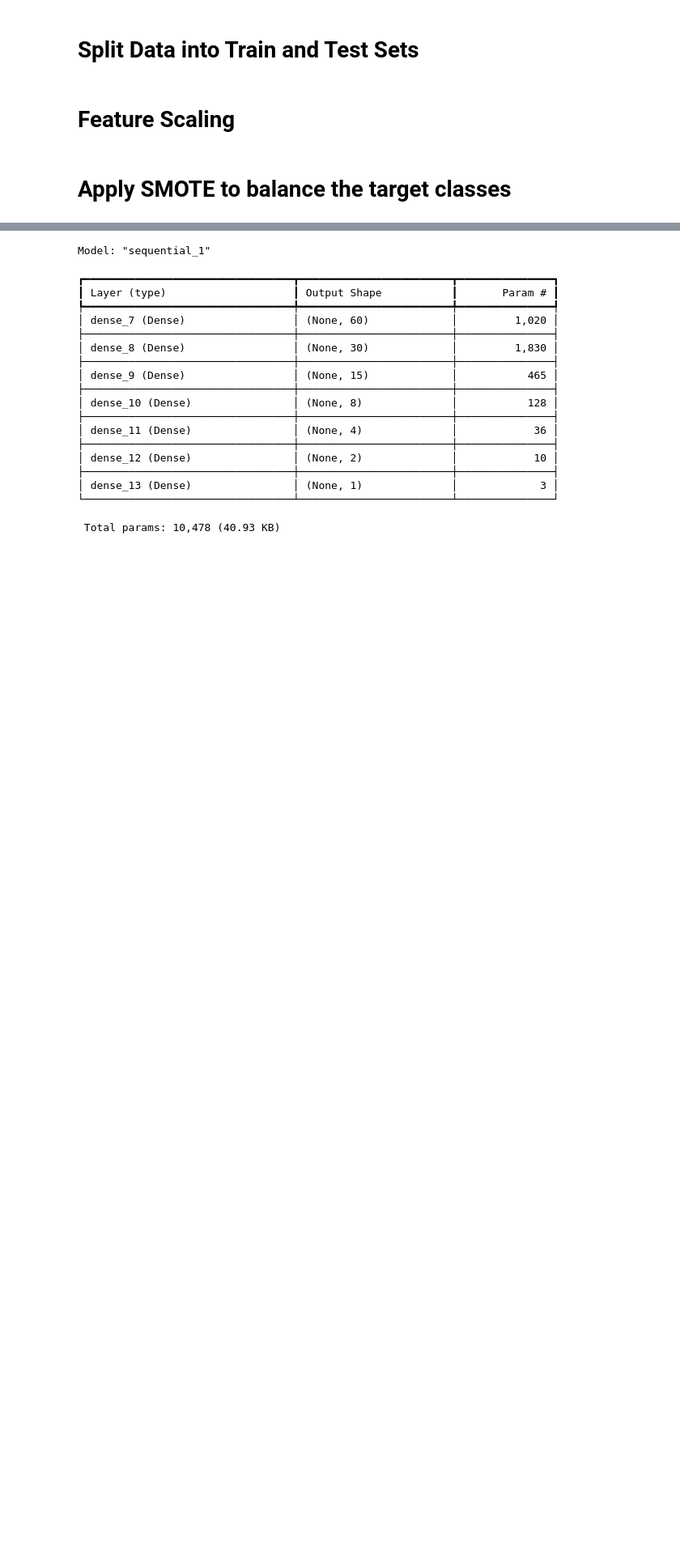
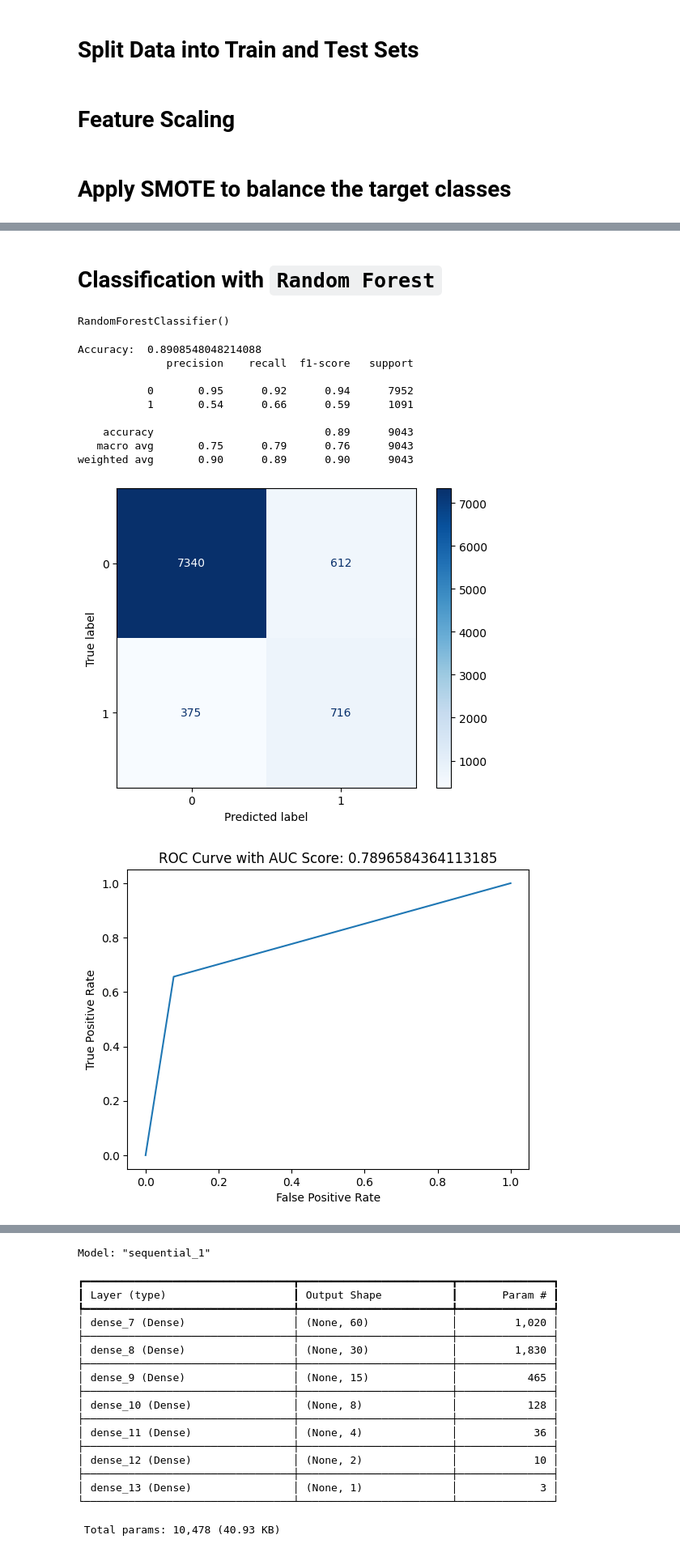
Before and after one commit to jadhavgaurav/Bank_Telemarketing_predictionModel, a Jupyter notebook: Bank_Telemarketing_predictionModel.ipynb, the cells around one changed output, grey strips where cells are left out. Shown at 81% size. Saved outputs shown, nothing was run; the diff lists cells and outputs as text; code cells hidden in the pictures; blank space fills up the shorter version.

```diff
--- a/Bank_Telemarketing_predictionModel.ipynb
+++ b/Bank_Telemarketing_predictionModel.ipynb
@@ -259,0 +319,46 @@ X_train, y_train = sm.fit_resample(X_train, y_train)
+# %% [markdown]
+# Classification with `Random Forest`
+# %%
+# Initialize the Random Forest model
+rf = RandomForestClassifier()
+rf.fit(X_train, y_train)
+# %% [output]
+RandomForestClassifier()
+# %%
+# Predict the test set results
+y_pred_rf = rf.predict(X_test)
+
+accuracy_rf = accuracy_score(y_test, y_pred_rf)
+print("Accuracy: ", accuracy_rf)
+
+# Evaluate the model
+print(classification_report(y_test, y_pred_rf))
+
+# Compute the confusion matrix
+cm = confusion_matrix(y_test, y_pred_rf)
+
+# Plot the confusion matrix
+disp = ConfusionMatrixDisplay(confusion_matrix=cm, display_labels=[0, 1])
+disp.plot(cmap=plt.cm.Blues)
+plt.show()
+
+# Plot the ROC curve
+roc_auc_rf = roc_auc_score(y_test, y_pred_rf)
+fpr,tpr,thresholds = roc_curve(y_test,y_pred_rf)
+plt.plot(fpr,tpr)
+plt.title(f'ROC Curve with AUC Score: {roc_auc_rf}')
+plt.xlabel('False Positive Rate')
+plt.ylabel('True Positive Rate')
+plt.show()
+# %% [output]
+Accuracy:  0.8908548048214088
+              precision    recall  f1-score   support
+
+           0       0.95      0.92      0.94      7952
+           1       0.54      0.66      0.59      1091
+
+    accuracy                           0.89      9043
+   macro avg       0.75      0.79      0.76      9043
+weighted avg       0.90      0.89      0.90      9043
+[figure, added]
+[figure, added]
```
Also changed, not shown: parts of 30 cells of this notebook, 8 other files.
